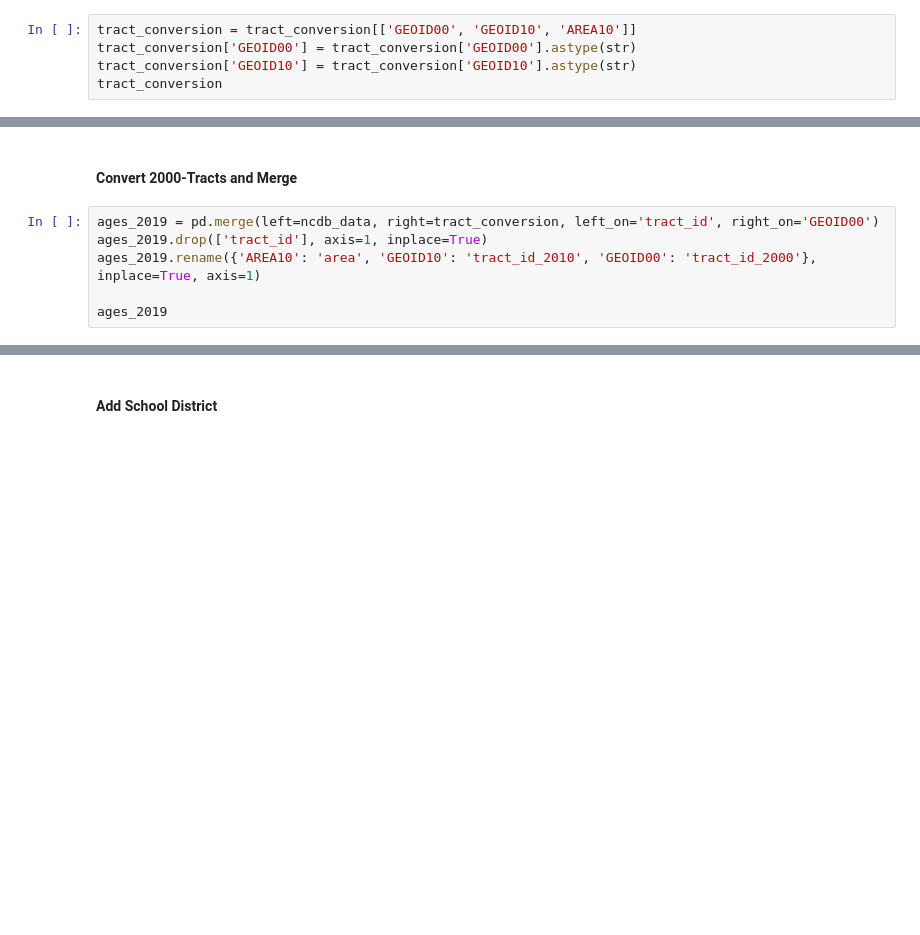
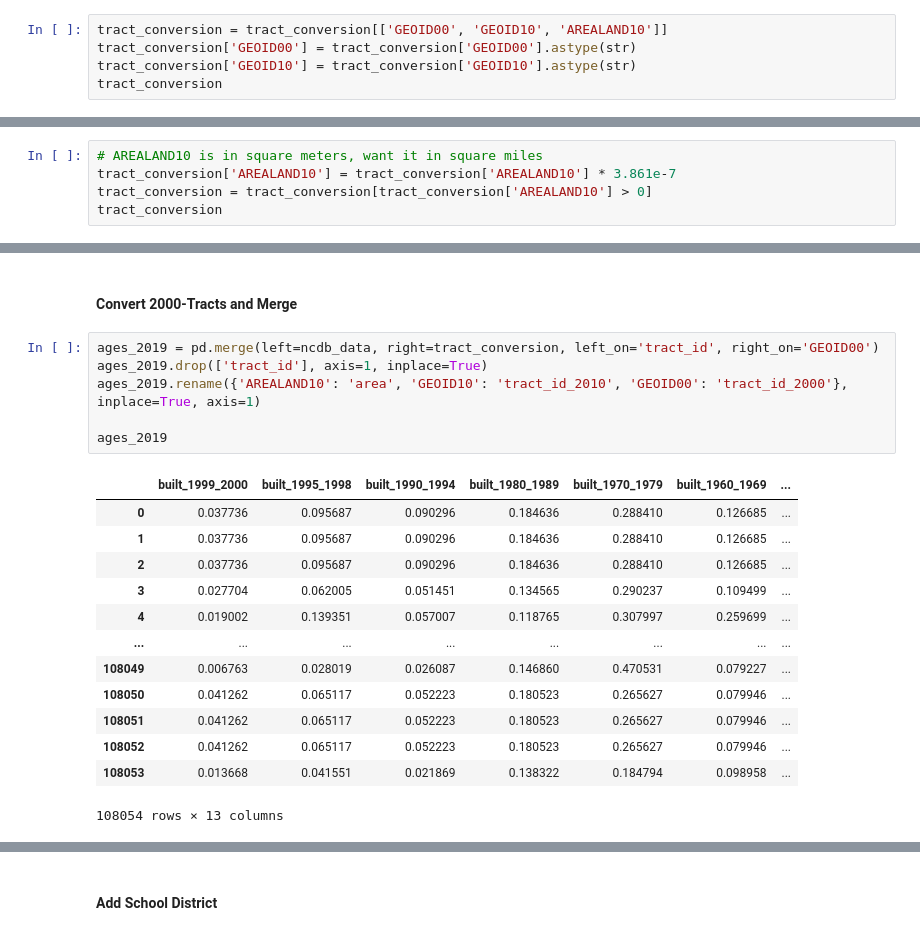
Before and after one commit to ldtcooper/urban-economics-project, a Jupyter notebook: notebook.ipynb, the cells around one changed output, grey strips where cells are left out. Cells and saved outputs as stored; diff of their text form; blank space fills up the shorter version.

Commit message:
main Fix approach for square miles and land area

```diff
--- a/notebook.ipynb
+++ b/notebook.ipynb
@@ -87,5 +203,5 @@ tract_conversion.columns
 # %%
-tract_conversion = tract_conversion[['GEOID00', 'GEOID10', 'AREA10']]
+tract_conversion = tract_conversion[['GEOID00', 'GEOID10', 'AREALAND10']]
 tract_conversion['GEOID00'] = tract_conversion['GEOID00'].astype(str)
 tract_conversion['GEOID10'] = tract_conversion['GEOID10'].astype(str)
 tract_conversion
@@ -91,0 +232,5 @@ tract_conversion
+# %%
+# AREALAND10 is in square meters, want it in square miles
+tract_conversion['AREALAND10'] = tract_conversion['AREALAND10'] * 3.861e-7
+tract_conversion = tract_conversion[tract_conversion['AREALAND10'] > 0]
+tract_conversion
@@ -131,9 +378,23 @@ gc.collect()
 # %%
 ages_2019 = pd.merge(left=ncdb_data, right=tract_conversion, left_on='tract_id', right_on='GEOID00')
 ages_2019.drop(['tract_id'], axis=1, inplace=True)
-ages_2019.rename({'AREA10': 'area', 'GEOID10': 'tract_id_2010', 'GEOID00': 'tract_id_2000'}, inplace=True, axis=1)
+ages_2019.rename({'AREALAND10': 'area', 'GEOID10': 'tract_id_2010', 'GEOID00': 'tract_id_2000'}, inplace=True, axis=1)
 
 ages_2019
+# %% [output]
+|  | built_1999_2000 | built_1995_1998 | built_1990_1994 | built_1980_1989 | built_1970_1979 | built_1960_1969 | ... |
+| 0 | 0.037736 | 0.095687 | 0.090296 | 0.184636 | 0.288410 | 0.126685 | ... |
+| 1 | 0.037736 | 0.095687 | 0.090296 | 0.184636 | 0.288410 | 0.126685 | ... |
+| 2 | 0.037736 | 0.095687 | 0.090296 | 0.184636 | 0.288410 | 0.126685 | ... |
+| 3 | 0.027704 | 0.062005 | 0.051451 | 0.134565 | 0.290237 | 0.109499 | ... |
+| 4 | 0.019002 | 0.139351 | 0.057007 | 0.118765 | 0.307997 | 0.259699 | ... |
+| ... | ... | ... | ... | ... | ... | ... | ... |
+| 108049 | 0.006763 | 0.028019 | 0.026087 | 0.146860 | 0.470531 | 0.079227 | ... |
+| 108050 | 0.041262 | 0.065117 | 0.052223 | 0.180523 | 0.265627 | 0.079946 | ... |
+| 108051 | 0.041262 | 0.065117 | 0.052223 | 0.180523 | 0.265627 | 0.079946 | ... |
+| 108052 | 0.041262 | 0.065117 | 0.052223 | 0.180523 | 0.265627 | 0.079946 | ... |
+| 108053 | 0.013668 | 0.041551 | 0.021869 | 0.138322 | 0.184794 | 0.098958 | ... |
+108054 rows × 13 columns
 # %%
 tract_counts = ages_2019['tract_id_2010'].value_counts()
 tract_multiples = tract_counts[tract_counts > 1].index
```
Also changed, not shown: parts of 36 cells of this notebook, 6 other files.
